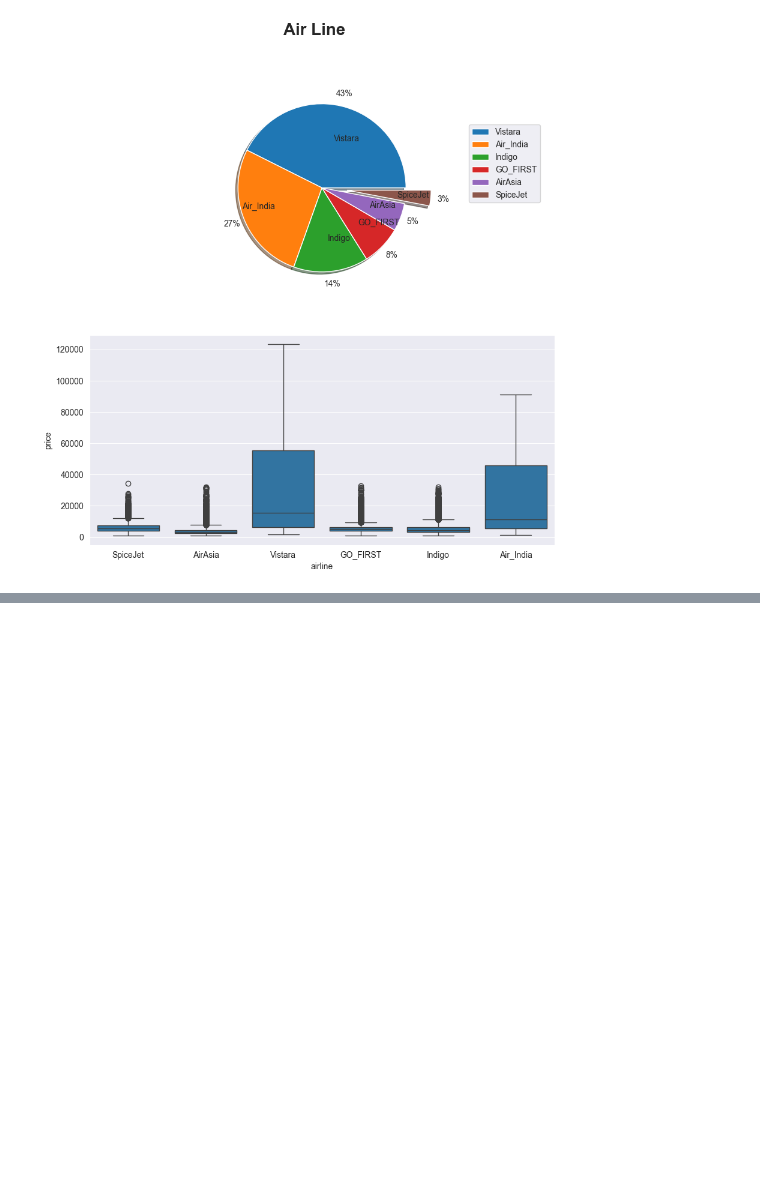
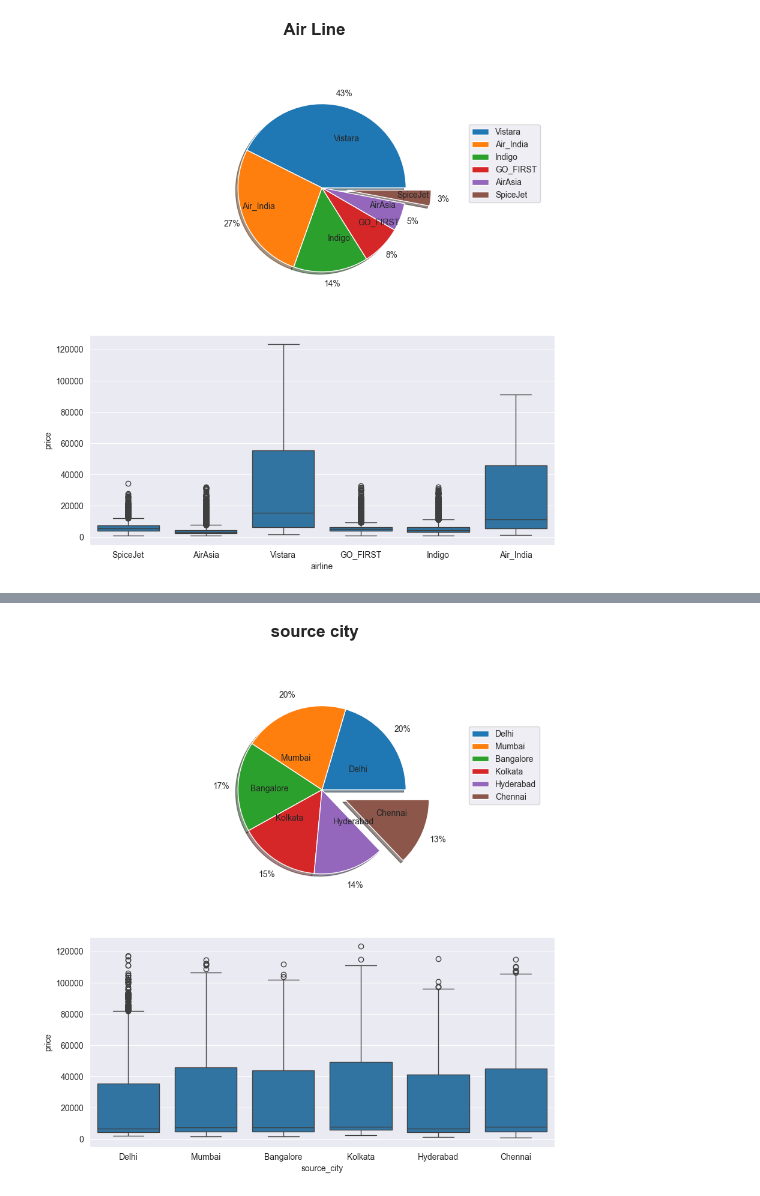
Before and after one commit to NimaPourmoradi/AirLinePrice, a Jupyter notebook: AirLinePrice.ipynb, the cells around one changed output, grey strips where cells are left out. Saved outputs shown, nothing was run; the diff lists cells and outputs as text; code cells hidden in the pictures; blank space fills up the shorter version.

Commit message:
plots 2

```diff
--- a/AirLinePrice.ipynb
+++ b/AirLinePrice.ipynb
@@ -82,3 +84,5 @@ data.drop(columns='Unnamed: 0', inplace=True)
+# %%
+data.rename(columns={'class': 'flight_class'}, inplace=True)
 # %% [markdown]
 # Plots
 # %%
@@ -125,0 +151,14 @@ plt.show()
+# %%
+fig, ax = plt.subplots(2, 1, figsize=(10, 10))
+fig.suptitle('source city', fontsize=20, fontweight='bold')
+# Top ax
+labels = data.source_city.value_counts().index.tolist()
+explode = (0, 0, 0, 0, 0, 0.3)
+ax[0].pie(data.source_city.value_counts(), autopct='%.f%%', labels=labels, shadow=True, pctdistance=1.2, labeldistance=0.4, explode=explode)
+ax[0].legend(bbox_to_anchor=(1, 1), loc=2, borderaxespad=5)
+
+# Bottom ax
+sns.boxplot(x='source_city', y='price', data=data, ax=ax[1])
+plt.show()
+# %% [output]
+[figure, added]
```
Also changed, not shown: parts of 29 cells of this notebook.
